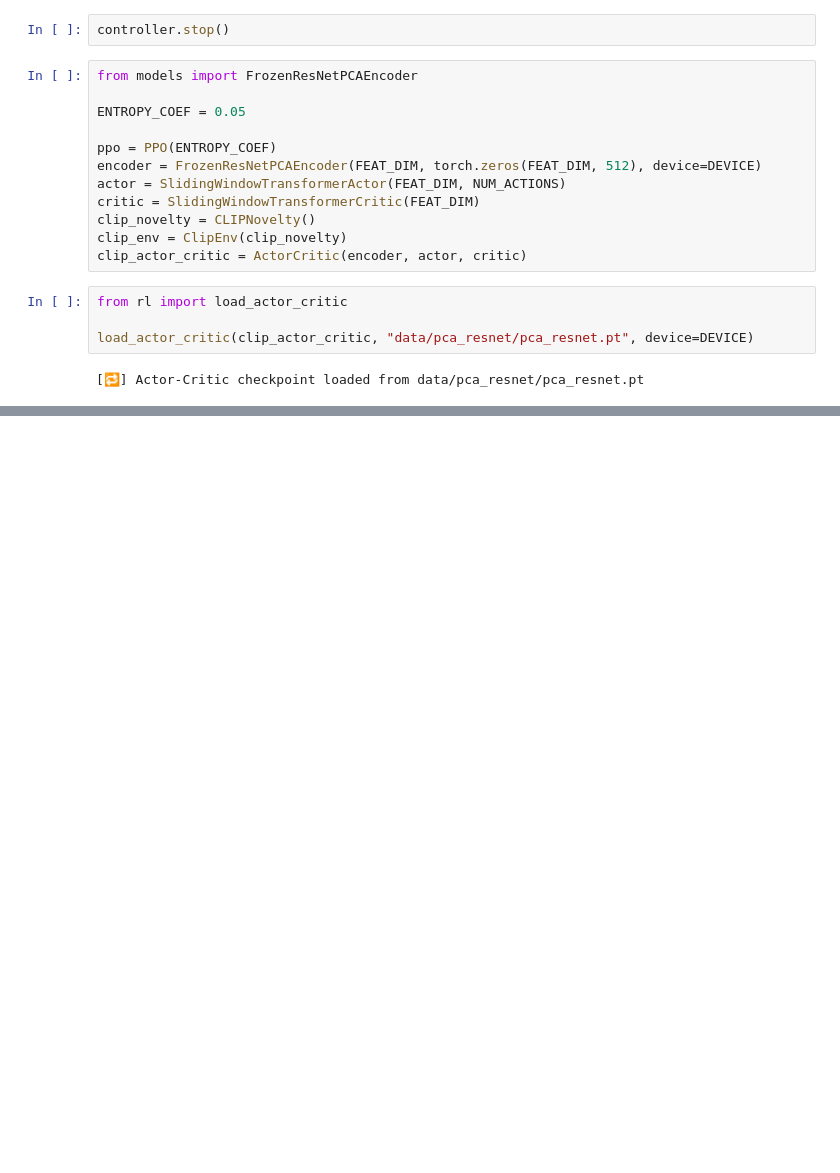
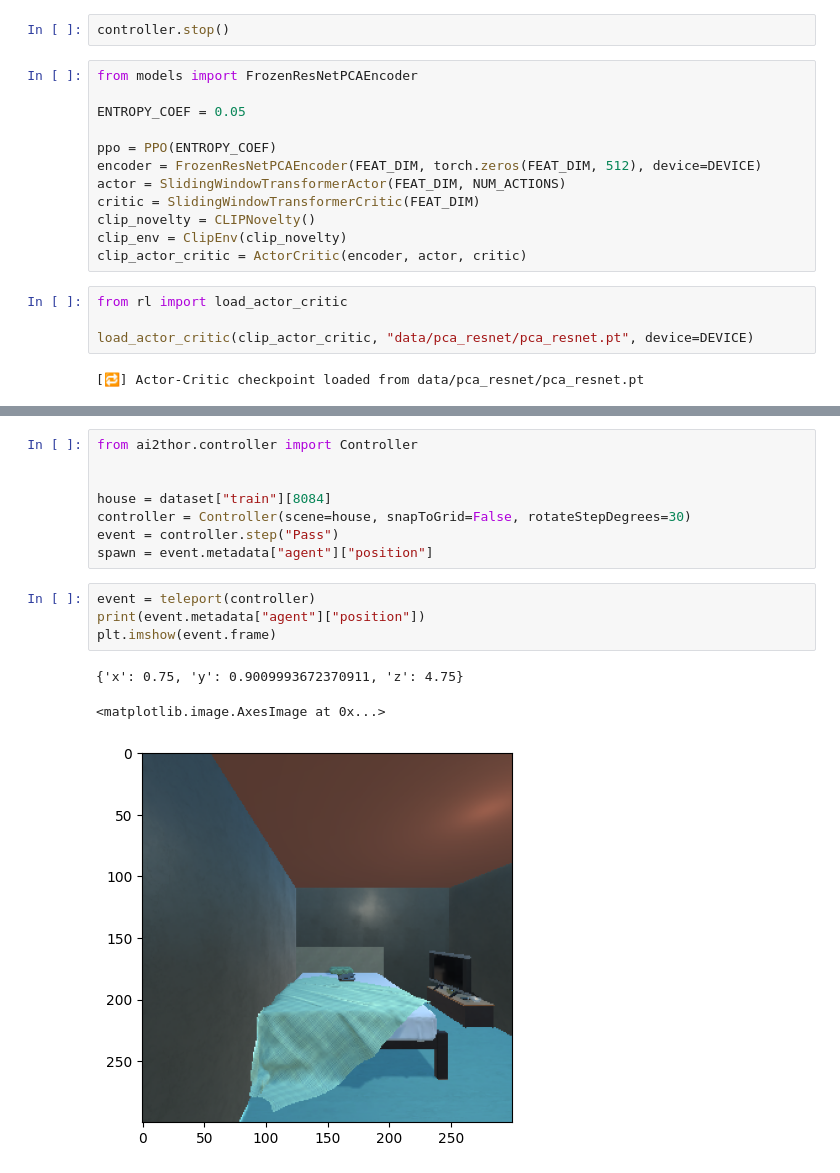
Before and after one commit to viriyadhika/NavAssistant, a Jupyter notebook: RL/inference.ipynb, the cells around one changed output, grey strips where cells are left out. Drawn from its saved outputs; the diff is of its cells as text; blank space fills up the shorter version.

```diff
--- a/RL/inference.ipynb
+++ b/RL/inference.ipynb
@@ -220,0 +218,16 @@ WARNING:imageio_ffmpeg:IMAGEIO FFMPEG_WRITER WARNING: input image is not divisib
+# %%
+from ai2thor.controller import Controller
+
+
+house = dataset["train"][8084]
+controller = Controller(scene=house, snapToGrid=False, rotateStepDegrees=30)
+event = controller.step("Pass")
+spawn = event.metadata["agent"]["position"]
+# %%
+event = teleport(controller)
+print(event.metadata["agent"]["position"])
+plt.imshow(event.frame)
+# %% [output]
+{'x': 0.75, 'y': 0.9009993672370911, 'z': 4.75}
+<matplotlib.image.AxesImage at 0x...>
+[figure, added]
```
Also changed, not shown: parts of 6 cells of this notebook.
